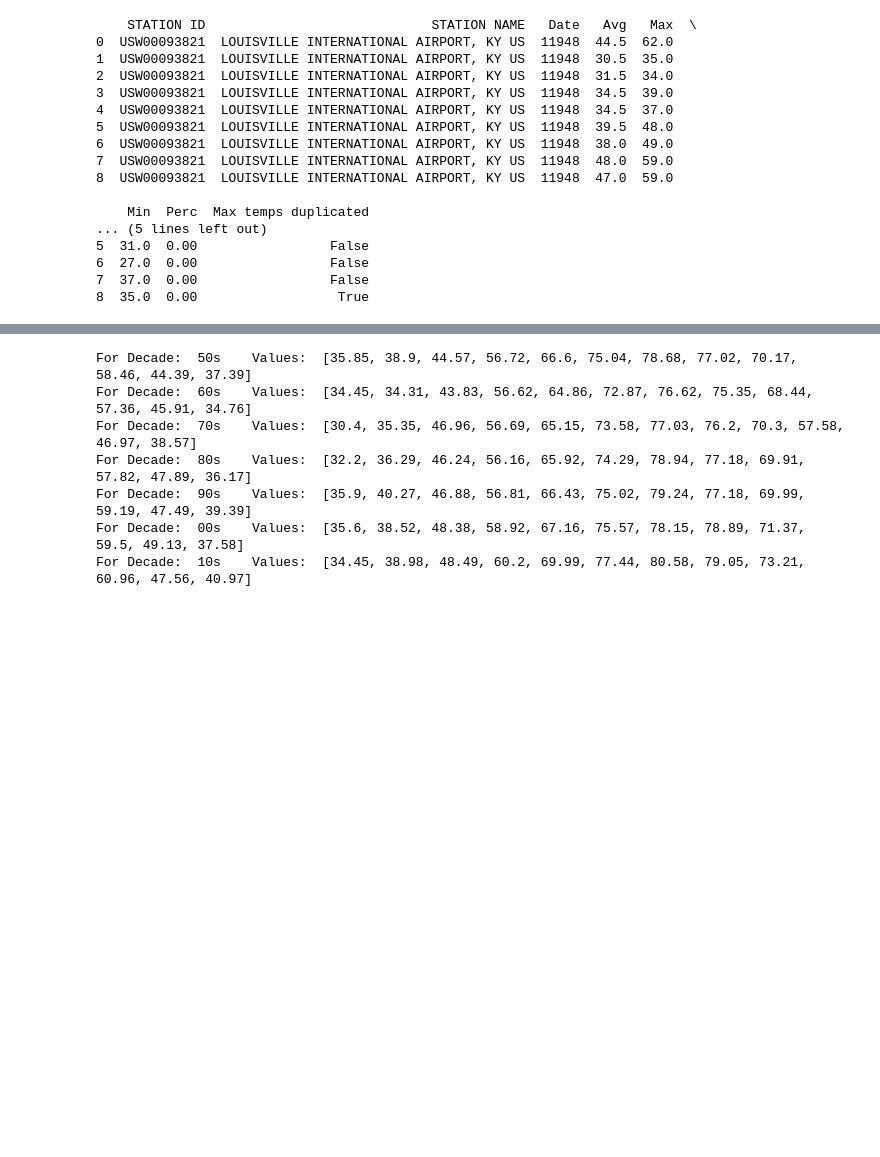
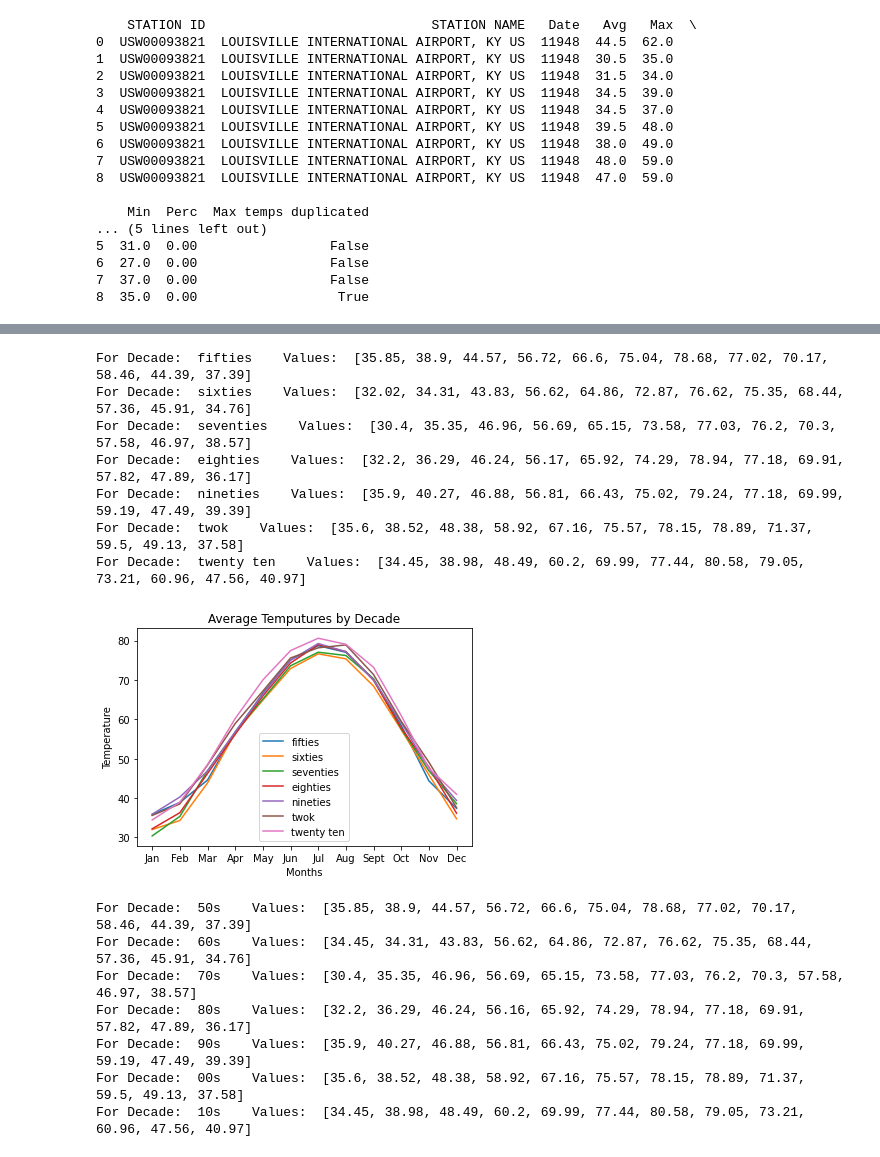
Before and after one commit to dmorton714/weather, a Jupyter notebook: final_code.IPYNB, the cells around one changed output, grey strips where cells are left out. Saved outputs shown, nothing was run; the diff lists cells and outputs as text; code cells hidden in the pictures; blank space fills up the shorter version.

```diff
--- a/final_code.IPYNB
+++ b/final_code.IPYNB
@@ -595,3 +73,75 @@ dec = [37.39, 34.76, 38.57, 36.17, 39.39, 37.58, 40.97]
+# %%
+jan = pd.read_csv (r'./months_csv/jan.csv')
+feb = pd.read_csv (r'./months_csv/feb.csv')
+March = pd.read_csv (r'./months_csv/March.csv')
+april = pd.read_csv (r'./months_csv/april.csv')
+may = pd.read_csv (r'./months_csv/may.csv')
+june = pd.read_csv (r'./months_csv/june.csv')
+july = pd.read_csv (r'./months_csv/july.csv')
+aug = pd.read_csv (r'./months_csv/aug.csv')
+sept = pd.read_csv (r'./months_csv/sept.csv')
+oct = pd.read_csv (r'./months_csv/oct.csv')
+nov = pd.read_csv (r'./months_csv/nov.csv')
+dec = pd.read_csv (r'./months_csv/dec.csv')
+
+
+months = [jan, feb, March, april, may, june, july, aug, sept, oct, nov, dec]
+
+
+ys = {
+    'fifties': [],
+    'sixties': [],
+    'seventies': [],
+    'eighties': [],
+    'nineties': [],
+    'twok': [],
+    'twenty ten': [],
+    }
+
+for month in months:
+    for decade in ys:
+        ys[decade].append(round(month[decade].mean(), 2))
+
+# x axis values
+x = ["Jan", "Feb", "Mar", "Apr", "May", "Jun", "Jul", "Aug", "Sept", "Oct", "Nov", "Dec", ]
+
+# plotting the points
+for y in ys:
+  plt.plot(x, ys[y], label=y)
+  print('For Decade: ', y, "   Values: ", ys[y])
+
+# plt.plot(x, y["five"], "", label="50s")
+# plt.plot(x, y["six"], "", label="60s")
+# plt.plot(x, y["seven"], "", label="70s",)
+# plt.plot(x, y["eight"], "", label="80s",)
+# plt.plot(x, y["nine"], "", label="90s",)
+# plt.plot(x, y["twok"], "", label="00s",)
+# plt.plot(x, y["ten"], "", label="10s",)
+
+
+plt.legend()
+
+
+# naming the x axis
+plt.xlabel('Months')
+
+# naming the y axis
+plt.ylabel('Temperature')
+
+# giving a title to my graph
+plt.title('Average Temputures by Decade')
+
+# function to show the plot
+plt.show()
+# %% [output]
+For Decade:  fifties    Values:  [35.85, 38.9, 44.57, 56.72, 66.6, 75.04, 78.68, 77.02, 70.17, 58.46, 44.39, 37.39]
+For Decade:  sixties    Values:  [32.02, 34.31, 43.83, 56.62, 64.86, 72.87, 76.62, 75.35, 68.44, 57.36, 45.91, 34.76]
+For Decade:  seventies    Values:  [30.4, 35.35, 46.96, 56.69, 65.15, 73.58, 77.03, 76.2, 70.3, 57.58, 46.97, 38.57]
+For Decade:  eighties    Values:  [32.2, 36.29, 46.24, 56.17, 65.92, 74.29, 78.94, 77.18, 69.91, 57.82, 47.89, 36.17]
+For Decade:  nineties    Values:  [35.9, 40.27, 46.88, 56.81, 66.43, 75.02, 79.24, 77.18, 69.99, 59.19, 47.49, 39.39]
+For Decade:  twok    Values:  [35.6, 38.52, 48.38, 58.92, 67.16, 75.57, 78.15, 78.89, 71.37, 59.5, 49.13, 37.58]
+For Decade:  twenty ten    Values:  [34.45, 38.98, 48.49, 60.2, 69.99, 77.44, 80.58, 79.05, 73.21, 60.96, 47.56, 40.97]
+[figure, added]
 # %%
 # x axis values
 x = ["Jan", "Feb", "Mar", "Apr", "May", "Jun", "Jul", "Aug", "Sept", "Oct", "Nov", "Dec", ]
```
Also changed, not shown: parts of 15 cells of this notebook, 13 other files.
